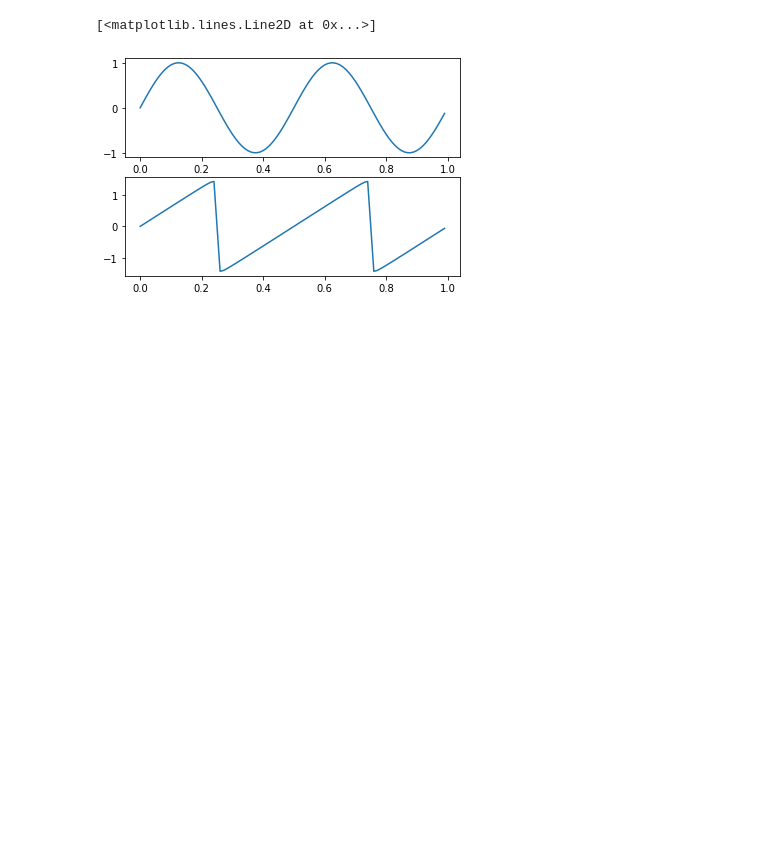
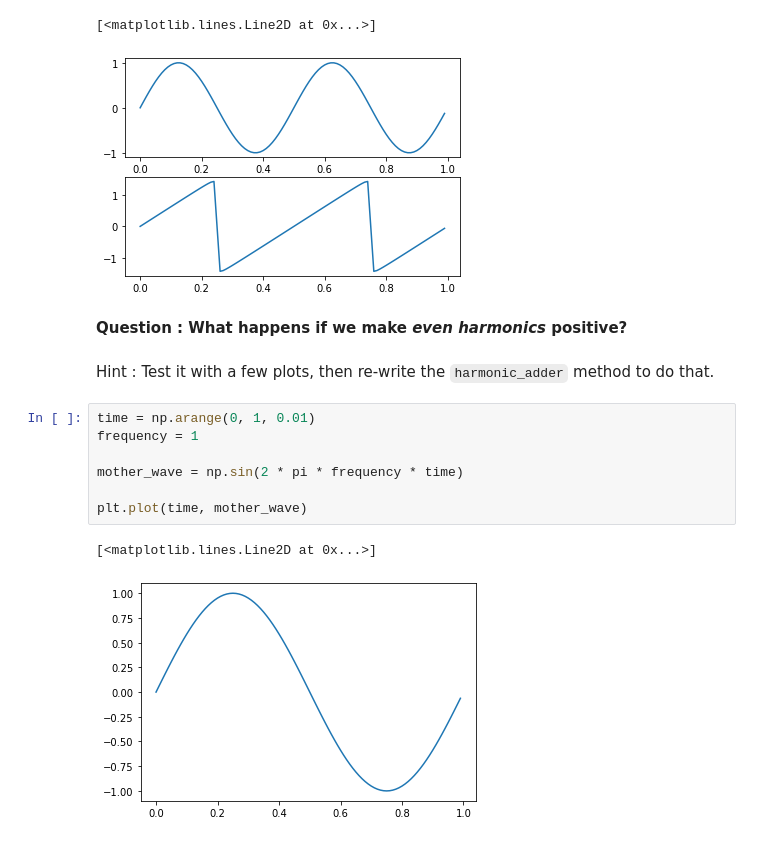
Before and after one commit to prp-e/dsp-course, a Jupyter notebook: DSP Course.ipynb, the cells around one changed output. Cells and saved outputs as stored; diff of their text form; blank space fills up the shorter version.

```diff
--- a/DSP Course.ipynb
+++ b/DSP Course.ipynb
@@ -116,3 +116,17 @@ plt.plot(time, sawtooth)
 # %% [output]
 [<matplotlib.lines.Line2D at 0x...>]
 [figure]
+# %% [markdown]
+__Question : What happens if we make _even harmonics_ positive?__
+# %% [markdown]
+Hint : Test it with a few plots, then re-write the `harmonic_adder` method to do that.
+# %%
+time = np.arange(0, 1, 0.01)
+frequency = 1
+
+mother_wave = np.sin(2 * pi * frequency * time)
+
+plt.plot(time, mother_wave)
+# %% [output]
+[<matplotlib.lines.Line2D at 0x...>]
+[figure, added]
```
Also changed, not shown: parts of 18 cells of this notebook, 2 other files.
